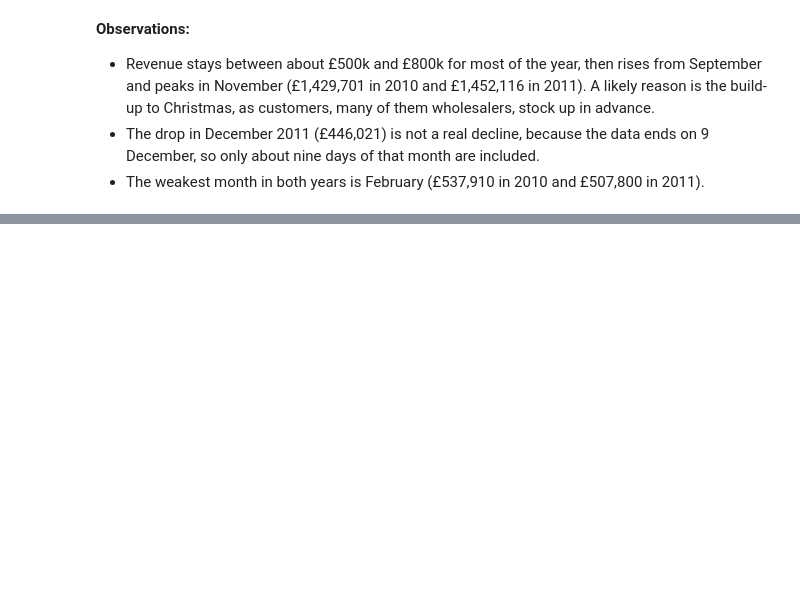
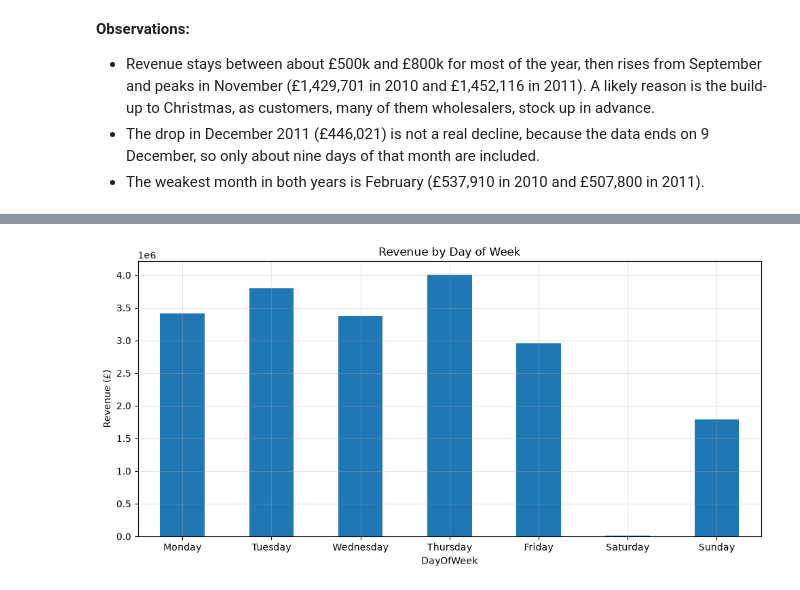
Before and after one commit to fathimathulamana/online-retail-analysis, a Jupyter notebook: notebooks/online_retail_analysis.ipynb, the cells around one changed output, grey strips where cells are left out. Cells and saved outputs as stored; diff of their text form; code cells hidden in the pictures; blank space fills up the shorter version.

```diff
--- a/notebooks/online_retail_analysis.ipynb
+++ b/notebooks/online_retail_analysis.ipynb
@@ -1052,0 +1188,13 @@ Freq: MS, Name: Revenue, dtype: float64
+# %%
+order = ["Monday", "Tuesday", "Wednesday", "Thursday", "Friday", "Saturday", "Sunday"]
+dow = sales.groupby("DayOfWeek")["Revenue"].sum().reindex(order)
+
+ax = dow.plot(kind="bar")
+ax.set_title("Revenue by Day of Week")
+ax.set_ylabel("Revenue (£)")
+plt.xticks(rotation=0)
+plt.tight_layout()
+plt.savefig("../images/weekday.png", dpi=150)
+plt.show()
+# %% [output]
+[figure, added]
```
Also changed, not shown: parts of 35 cells of this notebook, 19 other files.
